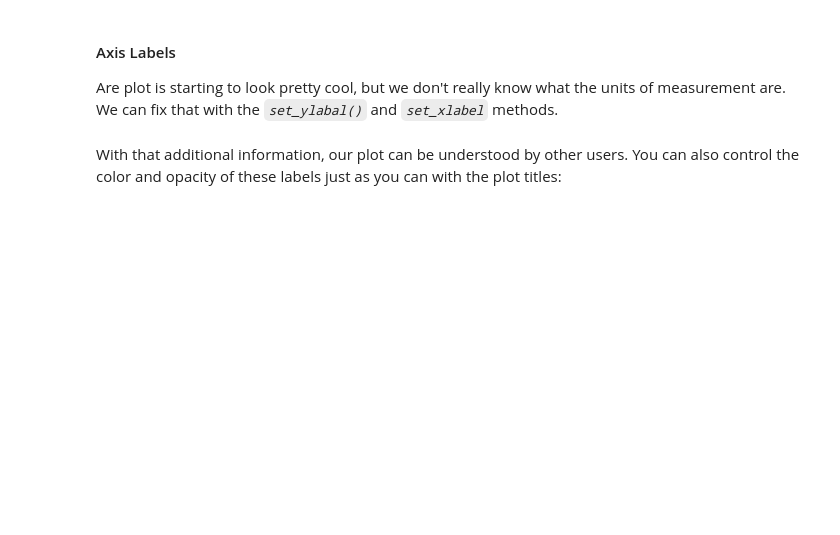
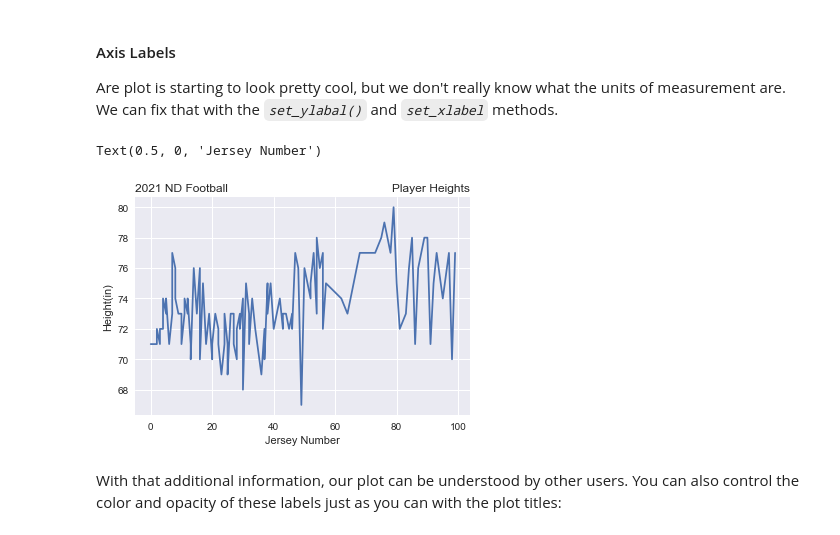
Before and after one commit to ssomanch/ITAO30210_Fall_2021, a Jupyter notebook: Lecture_19_Matplotlib_Nov_02.ipynb, the cells around one changed output. Saved outputs shown, nothing was run; the diff lists cells and outputs as text; code cells hidden in the pictures; blank space fills up the shorter version.

```diff
--- a/Lecture_19_Matplotlib_Nov_02.ipynb
+++ b/Lecture_19_Matplotlib_Nov_02.ipynb
@@ -320,12 +451,15 @@ Are plot is starting to look pretty cool, but we don't really know what the unit
 # %%
 figure, axes = plt.subplots()
 axes.plot(nd_football_roster.index, nd_football_roster['Height'])
 
 axes.set_title(label='2021 ND Football', loc='left')
 axes.set_title(label='Player Heights', loc='right')
 
 axes.set_ylabel('Height(in)')
-axes.set_xlabel('Jersey #')
+axes.set_xlabel('Jersey Number')
+# %% [output]
+Text(0.5, 0, 'Jersey Number')
+[figure, added]
 # %% [markdown]
 With that additional information, our plot can be understood by other users. You can also control the color and opacity of these labels just as you can with the plot titles:
 # %%
```
Also changed, not shown: parts of 41 cells of this notebook.
